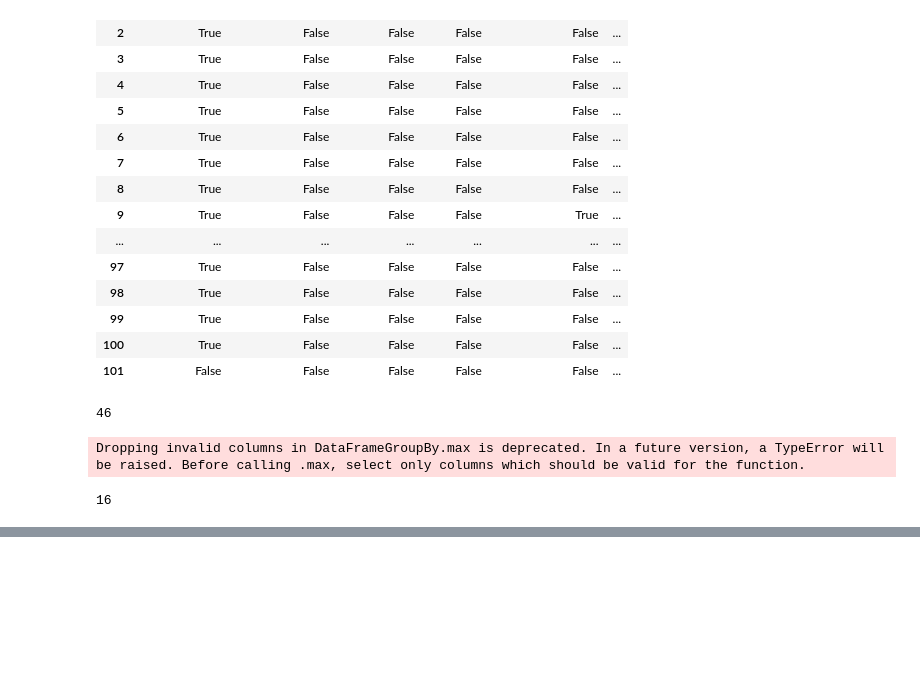
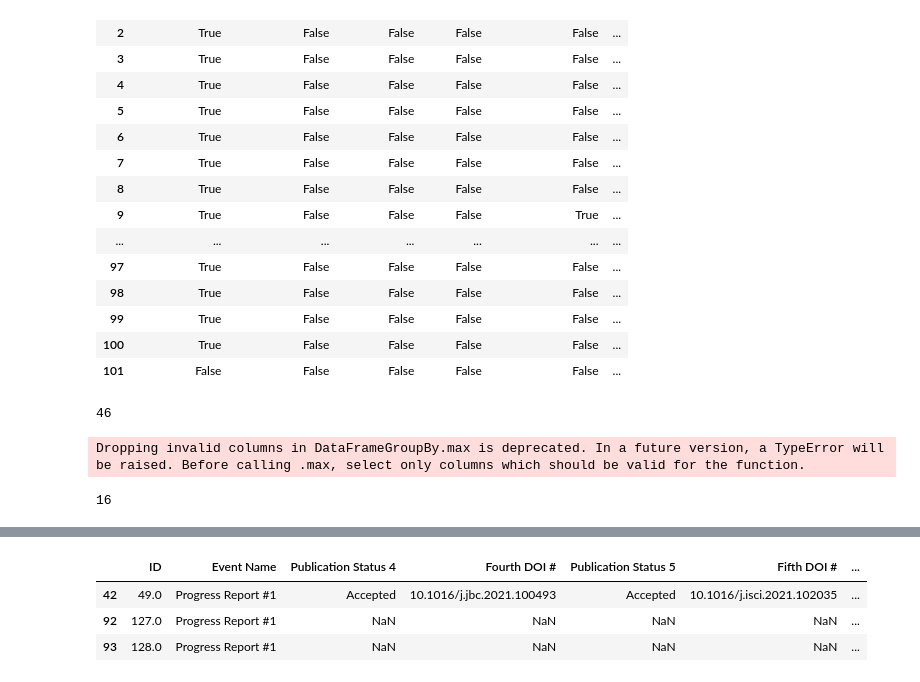
Before and after one commit to UC-San-Diego-Biokind-Analytics/curebound, a Jupyter notebook: curebound/notebooks/phu-diane-data-analysis.ipynb, the cells around one changed output, grey strips where cells are left out. Drawn from its saved outputs; the diff is of its cells as text; code cells hidden in the pictures; blank space fills up the shorter version.

```diff
--- a/curebound/notebooks/phu-diane-data-analysis.ipynb
+++ b/curebound/notebooks/phu-diane-data-analysis.ipynb
@@ -1511,0 +1565,7 @@ Dropping invalid columns in DataFrameGroupBy.max is deprecated. In a future vers
+# %%
+query_project(pr, 'Decoding Colon Cancers')
+# %% [output]
+|  | ID | Event Name | Publication Status 4 | Fourth DOI # | Publication Status 5 | Fifth DOI # | ... |
+| 42 | 49.0 | Progress Report #1 | Accepted | 10.1016/j.jbc.2021.100493 | Accepted | 10.1016/j.isci.2021.102035 | ... |
+| 92 | 127.0 | Progress Report #1 | NaN | NaN | NaN | NaN | ... |
+| 93 | 128.0 | Progress Report #1 | NaN | NaN | NaN | NaN | ... |
```
Also changed, not shown: parts of 7 cells of this notebook, 4 other files.
